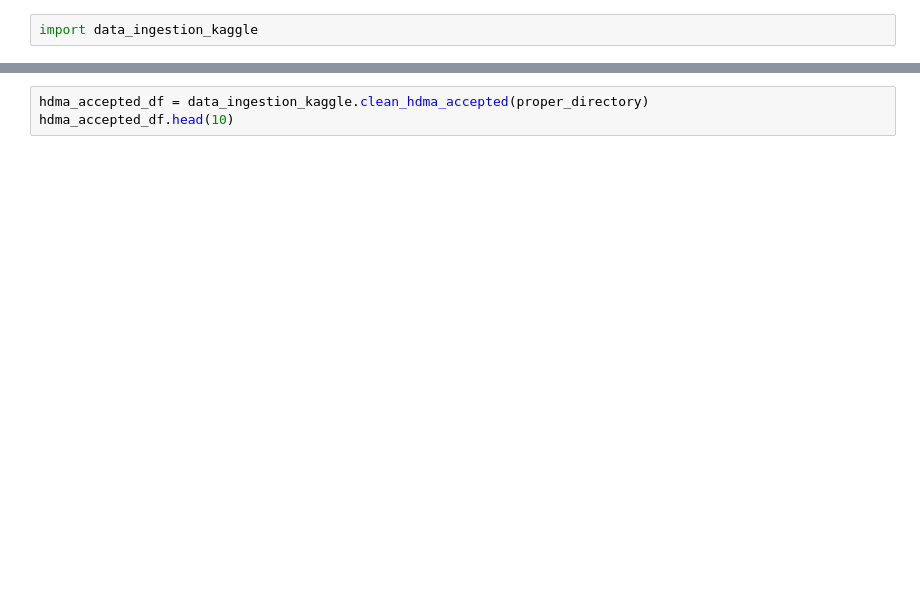
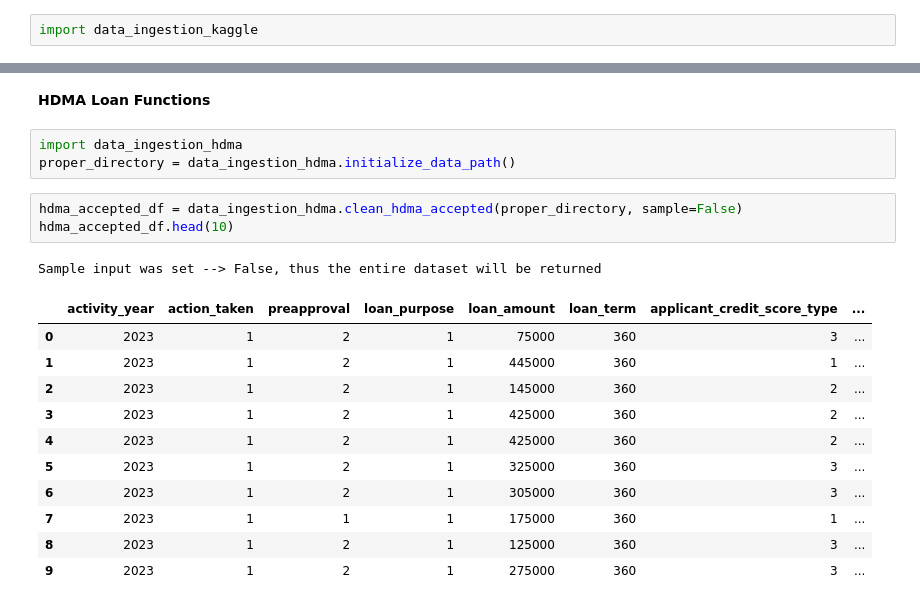
Before and after one commit to novoni01/credit-risk-assessment, a Jupyter notebook: ETL/working_module.ipynb, the cells around one changed output, grey strips where cells are left out. Saved outputs shown, nothing was run; the diff lists cells and outputs as text; blank space fills up the shorter version.

Commit message:
Unique modules for different sources, further cleaned data

```diff
--- a/ETL/working_module.ipynb
+++ b/ETL/working_module.ipynb
@@ -19,4 +56,22 @@ kaggle_rejected_df.head(10)
+# %% [markdown]
+****HDMA Loan Functions****
+# %%
+import data_ingestion_hdma
+proper_directory = data_ingestion_hdma.initialize_data_path()
 # %%
-hdma_accepted_df = data_ingestion_kaggle.clean_hdma_accepted(proper_directory)
+hdma_accepted_df = data_ingestion_hdma.clean_hdma_accepted(proper_directory, sample=False)
 hdma_accepted_df.head(10)
+# %% [output]
+Sample input was set --> False, thus the entire dataset will be returned
+|  | activity_year | action_taken | preapproval | loan_purpose | loan_amount | loan_term | applicant_credit_score_type | ... |
+| 0 | 2023 | 1 | 2 | 1 | 75000 | 360 | 3 | ... |
+| 1 | 2023 | 1 | 2 | 1 | 445000 | 360 | 1 | ... |
+| 2 | 2023 | 1 | 2 | 1 | 145000 | 360 | 2 | ... |
+| 3 | 2023 | 1 | 2 | 1 | 425000 | 360 | 2 | ... |
+| 4 | 2023 | 1 | 2 | 1 | 425000 | 360 | 2 | ... |
+| 5 | 2023 | 1 | 2 | 1 | 325000 | 360 | 3 | ... |
+| 6 | 2023 | 1 | 2 | 1 | 305000 | 360 | 3 | ... |
+| 7 | 2023 | 1 | 1 | 1 | 175000 | 360 | 1 | ... |
+| 8 | 2023 | 1 | 2 | 1 | 125000 | 360 | 3 | ... |
+| 9 | 2023 | 1 | 2 | 1 | 275000 | 360 | 3 | ... |
 # %%
```
Also changed, not shown: parts of 8 cells of this notebook, 3 other files.
